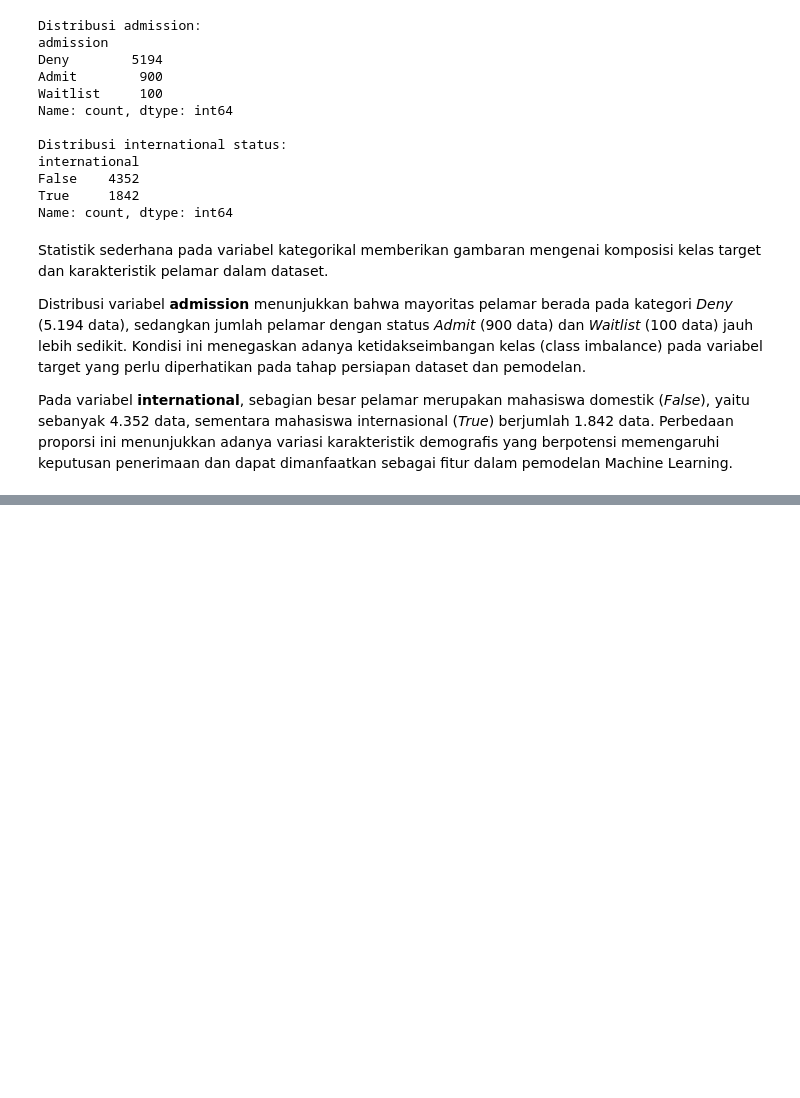
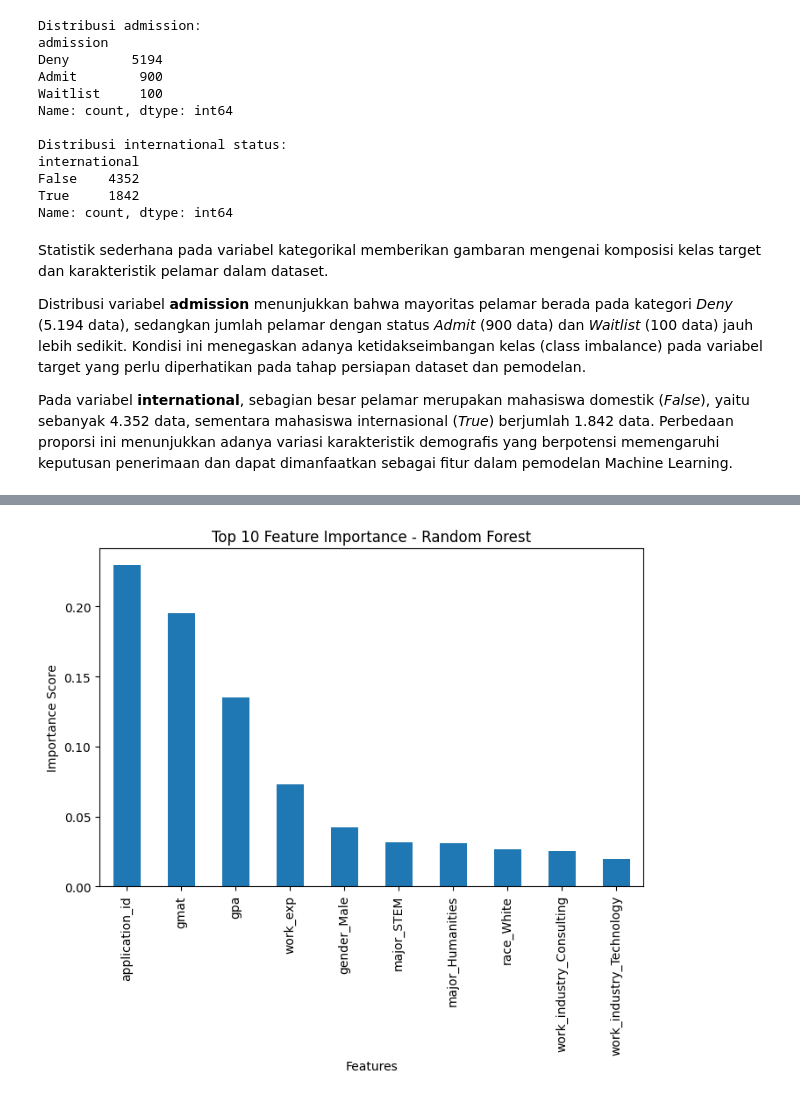
Before and after one commit to prmatasari/Tugas-Besar-Fintech-MBA, a Jupyter notebook: Tugas_Besar_MBA_Admission_dataset,_Class_2025.ipynb, the cells around one changed output, grey strips where cells are left out. Saved outputs shown, nothing was run; the diff lists cells and outputs as text; code cells hidden in the pictures; blank space fills up the shorter version.

```diff
--- a/Tugas_Besar_MBA_Admission_dataset,_Class_2025.ipynb
+++ b/Tugas_Besar_MBA_Admission_dataset,_Class_2025.ipynb
@@ -246,0 +523,15 @@ Pada variabel **international**, sebagian besar pelamar merupakan mahasiswa dome
+# %%
+importances = rf.feature_importances_
+feature_names = X_train.columns
+
+feat_importance = pd.Series(importances, index=feature_names)
+top_features = feat_importance.sort_values(ascending=False).head(10)
+
+plt.figure(figsize=(8,5))
+top_features.plot(kind='bar')
+plt.title('Top 10 Feature Importance - Random Forest')
+plt.ylabel('Importance Score')
+plt.xlabel('Features')
+plt.show()
+# %% [output]
+[figure, added]
```
Also changed, not shown: parts of 29 cells of this notebook.
